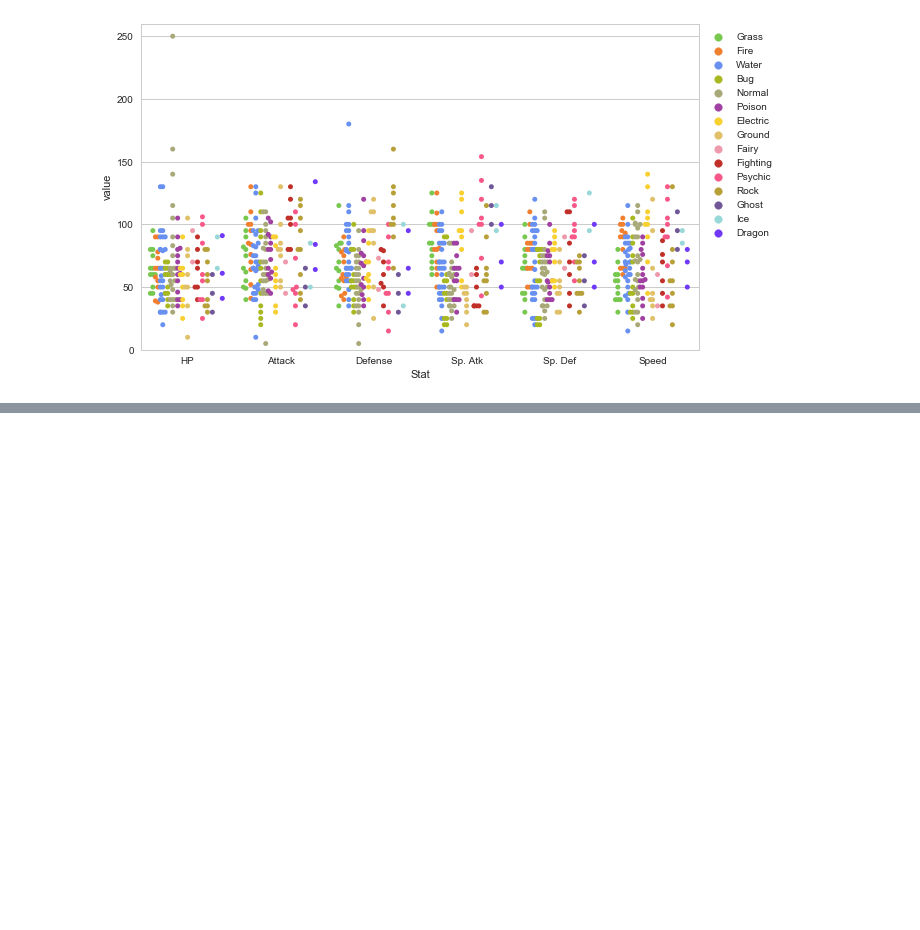
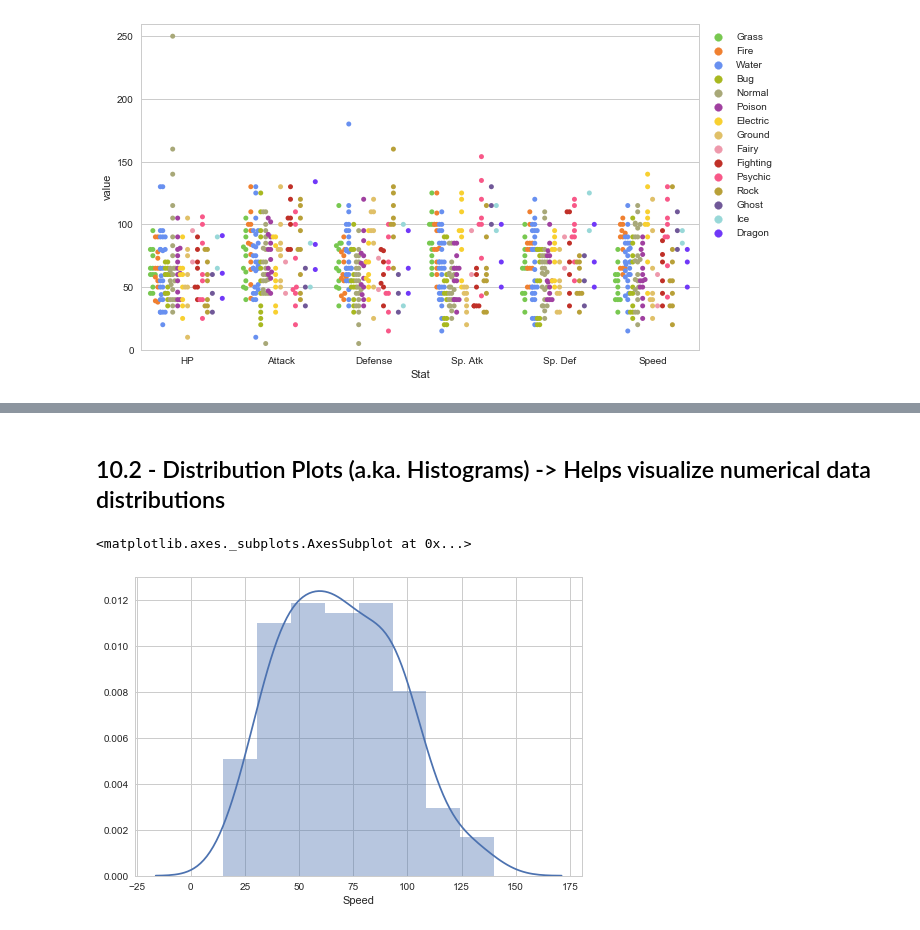
Before and after one commit to kbrook10/python_seaborn_tutorial, a Jupyter notebook: Python Seaborn Tutorial - EliteDataScience.ipynb, the cells around one changed output, grey strips where cells are left out. Cells and saved outputs as stored; diff of their text form; code cells hidden in the pictures; blank space fills up the shorter version.

```diff
--- a/Python Seaborn Tutorial - EliteDataScience.ipynb
+++ b/Python Seaborn Tutorial - EliteDataScience.ipynb
@@ -192,0 +206,8 @@ plt.legend(bbox_to_anchor=(1,1), loc=2)
+# %% [markdown]
+## 10.2 - Distribution Plots (a.ka. Histograms)  -> Helps visualize numerical data distributions
+# %%
+# Generate distribution plot with distplot() method
+sns.distplot(df.Speed)
+# %% [output]
+<matplotlib.axes._subplots.AxesSubplot at 0x...>
+[figure, added]
```
Also changed, not shown: parts of 11 cells of this notebook.
